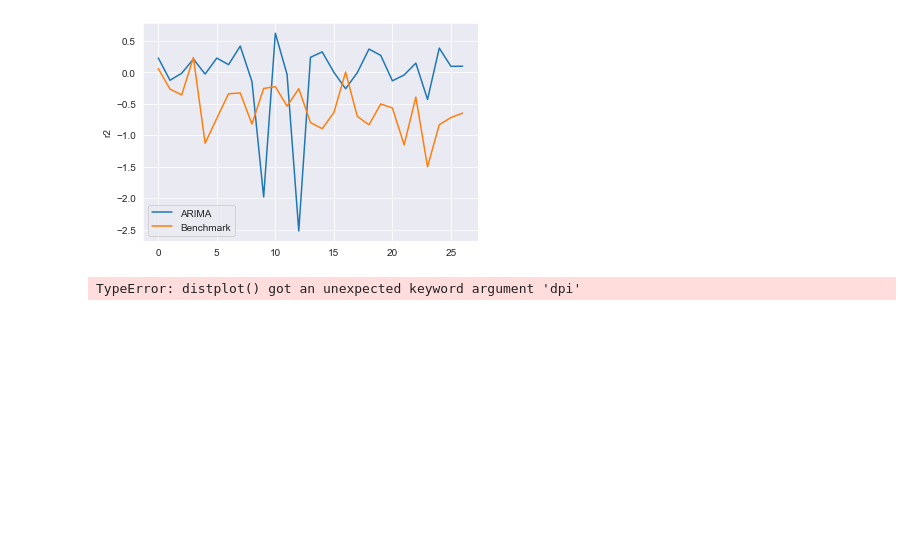
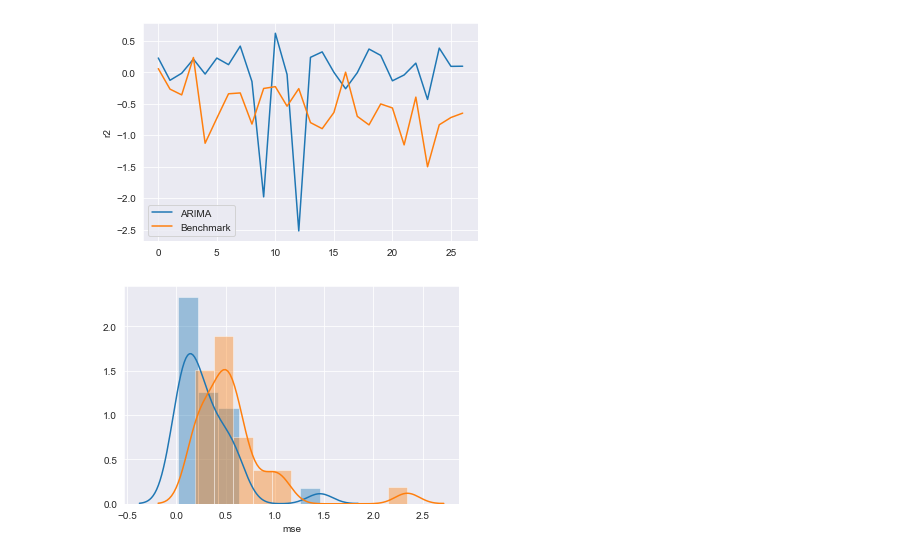
Before and after one commit to susymaijer/DMT, a Jupyter notebook: Evaluate.ipynb, the cells around one changed output. Saved outputs shown, nothing was run; the diff lists cells and outputs as text; code cells hidden in the pictures; blank space fills up the shorter version.

```diff
--- a/Evaluate.ipynb
+++ b/Evaluate.ipynb
@@ -45,10 +66,11 @@ plt.savefig('figures/r2_line.png', dpi=300)
 # %% [output]
 [figure]
 # %%
-sns.distplot(arima['mse'], label="ARIMA", dpi=300)
-sns.distplot(benchmark['mse'], label="Benchmark", dpi=300)
+sns.distplot(arima['mse'], label="ARIMA")
+sns.distplot(benchmark['mse'], label="Benchmark")
+plt.savefig('figures/mse_dist.png', dpi=300)
 # %% [output]
-TypeError: distplot() got an unexpected keyword argument 'dpi'
+[figure, added]
 # %%
 sns.distplot(arima['r2'], label="ARIMA")
 sns.distplot(benchmark['r2'], label="Benchmark")
```
Also changed, not shown: parts of 2 cells of this notebook, 35 other files.
